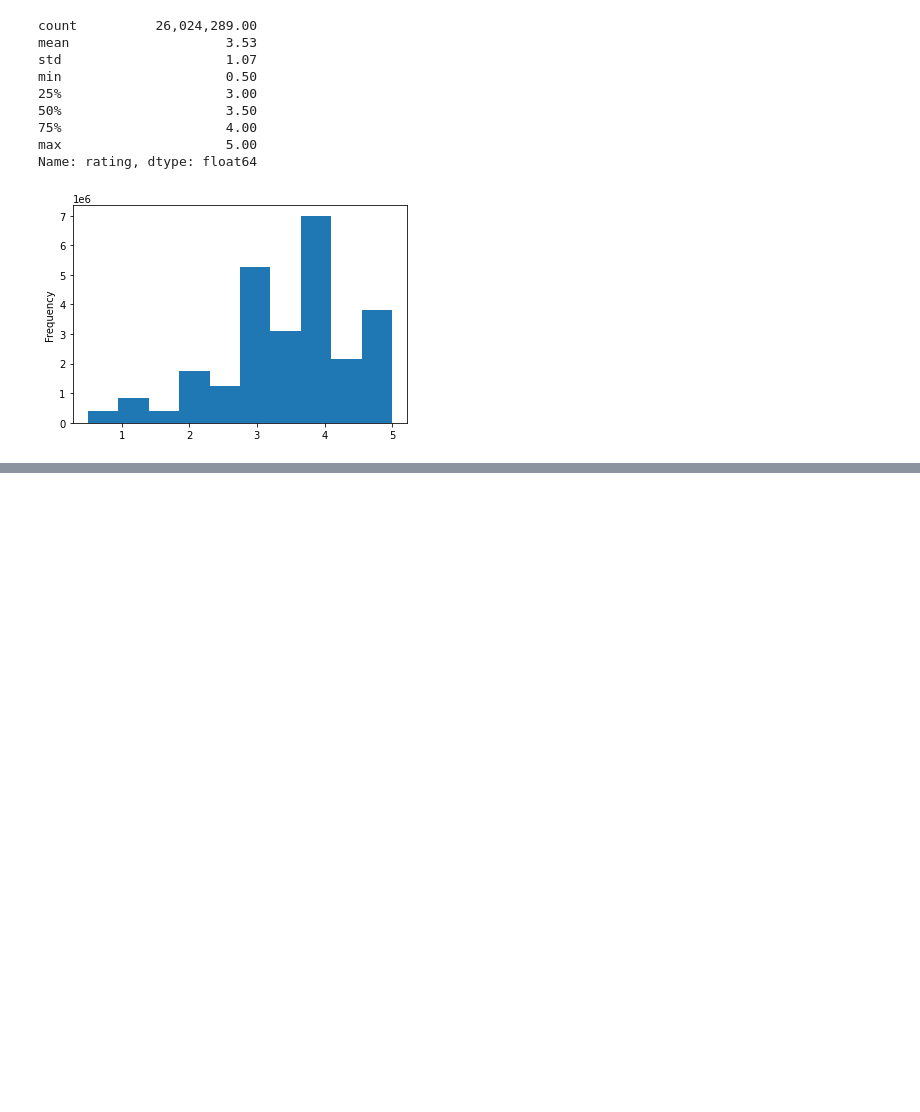
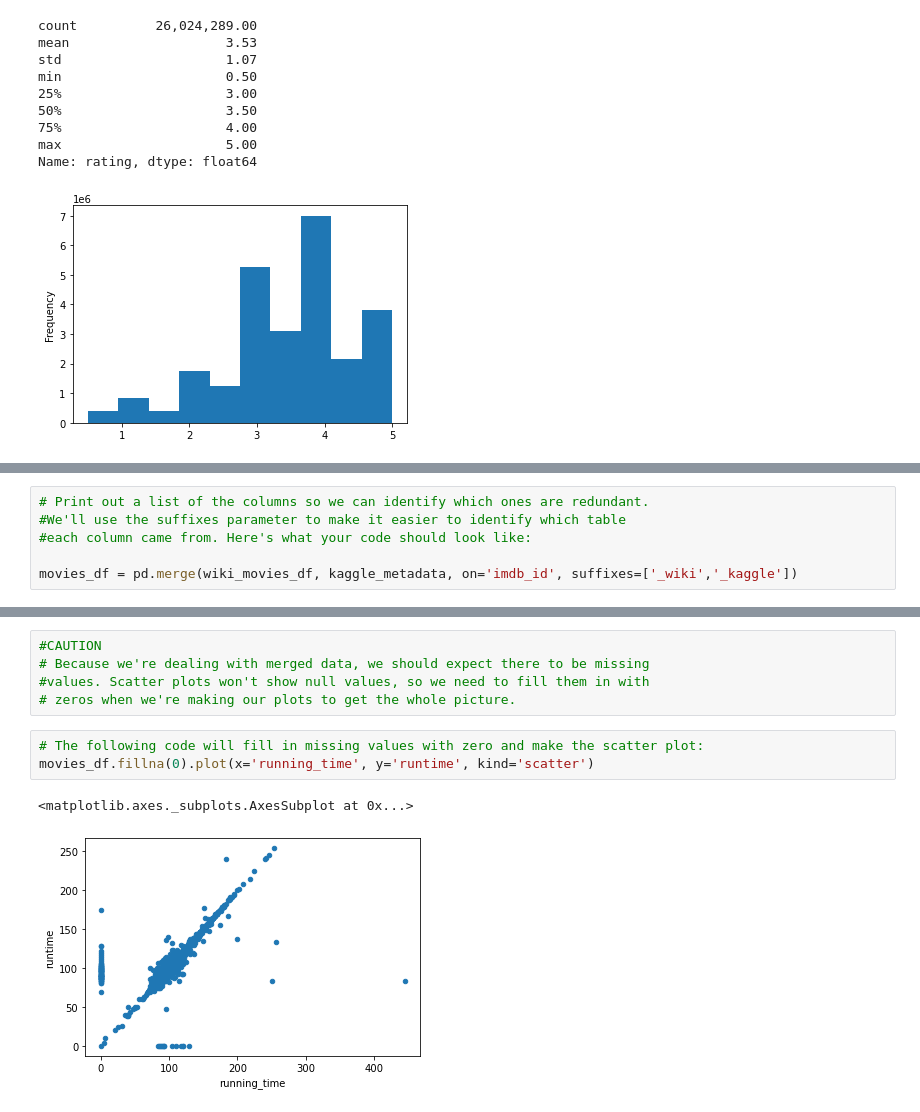
Before and after one commit to nypasha1928/Movies-ETL-new, a Jupyter notebook: E . T . L.ipynb, the cells around one changed output, grey strips where cells are left out. Saved outputs shown, nothing was run; the diff lists cells and outputs as text; blank space fills up the shorter version.

```diff
--- a/E . T . L.ipynb
+++ b/E . T . L.ipynb
@@ -1249,0 +1253,6 @@ Name: rating, dtype: float64
+# %%
+# Print out a list of the columns so we can identify which ones are redundant.
+#We'll use the suffixes parameter to make it easier to identify which table
+#each column came from. Here's what your code should look like:
+
+movies_df = pd.merge(wiki_movies_df, kaggle_metadata, on='imdb_id', suffixes=['_wiki','_kaggle'])
@@ -1249,0 +1318,11 @@ Name: rating, dtype: float64
+# %%
+#CAUTION
+# Because we're dealing with merged data, we should expect there to be missing
+#values. Scatter plots won't show null values, so we need to fill them in with
+# zeros when we're making our plots to get the whole picture.
+# %%
+# The following code will fill in missing values with zero and make the scatter plot:
+movies_df.fillna(0).plot(x='running_time', y='runtime', kind='scatter')
+# %% [output]
+<matplotlib.axes._subplots.AxesSubplot at 0x...>
+[figure, added]
```
Also changed, not shown: parts of 44 cells of this notebook, 1 other file.
